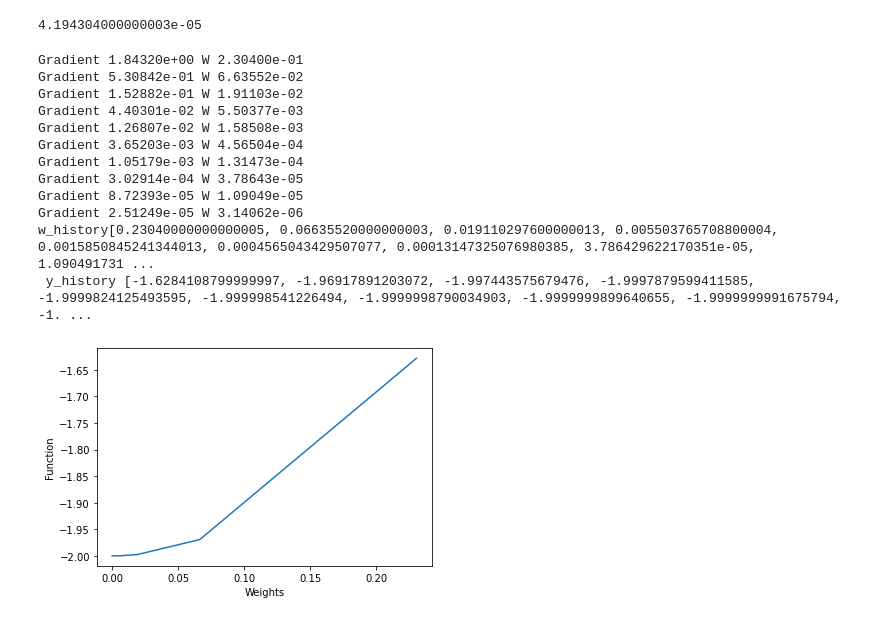
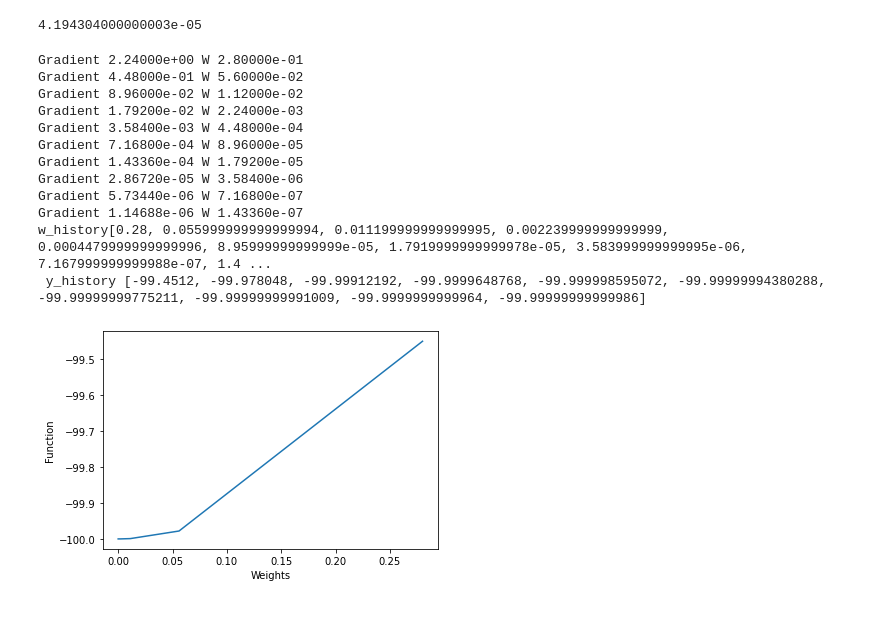
Before and after one commit to Lotfullah21/Artificial-Intelligence-Algorithms, a Jupyter notebook: Gradient_Descent.ipynb, the cells around one changed output. Saved outputs shown, nothing was run; the diff lists cells and outputs as text; code cells hidden in the pictures.

```diff
--- a/Gradient_Descent.ipynb
+++ b/Gradient_Descent.ipynb
@@ -43,8 +44,8 @@ def Gradient_descent(w_init,alpha,num_iters):
   w = w_init
   for _ in range(num_iters):
     w = w - alpha * Gradient(w)
-    # y = w**2 + 6*(w**2)  -2
-    y = np.square(w)+6*np.square(w)  -2
+    # y = 4 * w**3 +w**2 - 10 * w - 3
+    y = np.square(w)+6*np.square(w)  -100
     w_history.append(w)
     y_history.append(y)
     print("Gradient",f"{Gradient(w):0.5e}","W",f"{w:0.5e}")
@@ -54,18 +55,18 @@ def Gradient_descent(w_init,alpha,num_iters):
   plt.ylabel("Function")
   plt.show()
 # %%
-Gradient_descent(0.8,0.089,10)
+Gradient_descent(1.4,0.1,10)
 # %% [output]
-Gradient 1.84320e+00 W 2.30400e-01
-Gradient 5.30842e-01 W 6.63552e-02
-Gradient 1.52882e-01 W 1.91103e-02
-Gradient 4.40301e-02 W 5.50377e-03
-Gradient 1.26807e-02 W 1.58508e-03
-Gradient 3.65203e-03 W 4.56504e-04
-Gradient 1.05179e-03 W 1.31473e-04
-Gradient 3.02914e-04 W 3.78643e-05
-Gradient 8.72393e-05 W 1.09049e-05
-Gradient 2.51249e-05 W 3.14062e-06
-w_history[0.23040000000000005, 0.06635520000000003, 0.019110297600000013, 0.005503765708800004, 0.0015850845241344013, 0.0004565043429507077, 0.00013147325076980385, 3.786429622170351e-05, 1.090491731 ...
- y_history [-1.6284108799999997, -1.96917891203072, -1.997443575679476, -1.9997879599411585, -1.9999824125493595, -1.999998541226494, -1.9999998790034903, -1.9999999899640655, -1.9999999991675794, -1. ...
+Gradient 2.24000e+00 W 2.80000e-01
+Gradient 4.48000e-01 W 5.60000e-02
+Gradient 8.96000e-02 W 1.12000e-02
+Gradient 1.79200e-02 W 2.24000e-03
+Gradient 3.58400e-03 W 4.48000e-04
+Gradient 7.16800e-04 W 8.96000e-05
+Gradient 1.43360e-04 W 1.79200e-05
+Gradient 2.86720e-05 W 3.58400e-06
+Gradient 5.73440e-06 W 7.16800e-07
+Gradient 1.14688e-06 W 1.43360e-07
+w_history[0.28, 0.055999999999999994, 0.011199999999999995, 0.002239999999999999, 0.0004479999999999996, 8.95999999999999e-05, 1.7919999999999978e-05, 3.583999999999995e-06, 7.167999999999988e-07, 1.4 ...
+ y_history [-99.4512, -99.978048, -99.99912192, -99.9999648768, -99.999998595072, -99.99999994380288, -99.99999999775211, -99.99999999991009, -99.9999999999964, -99.99999999999986]
-[figure, old version]
+[figure, new version]
```
Also changed, not shown: parts of 9 cells of this notebook.
